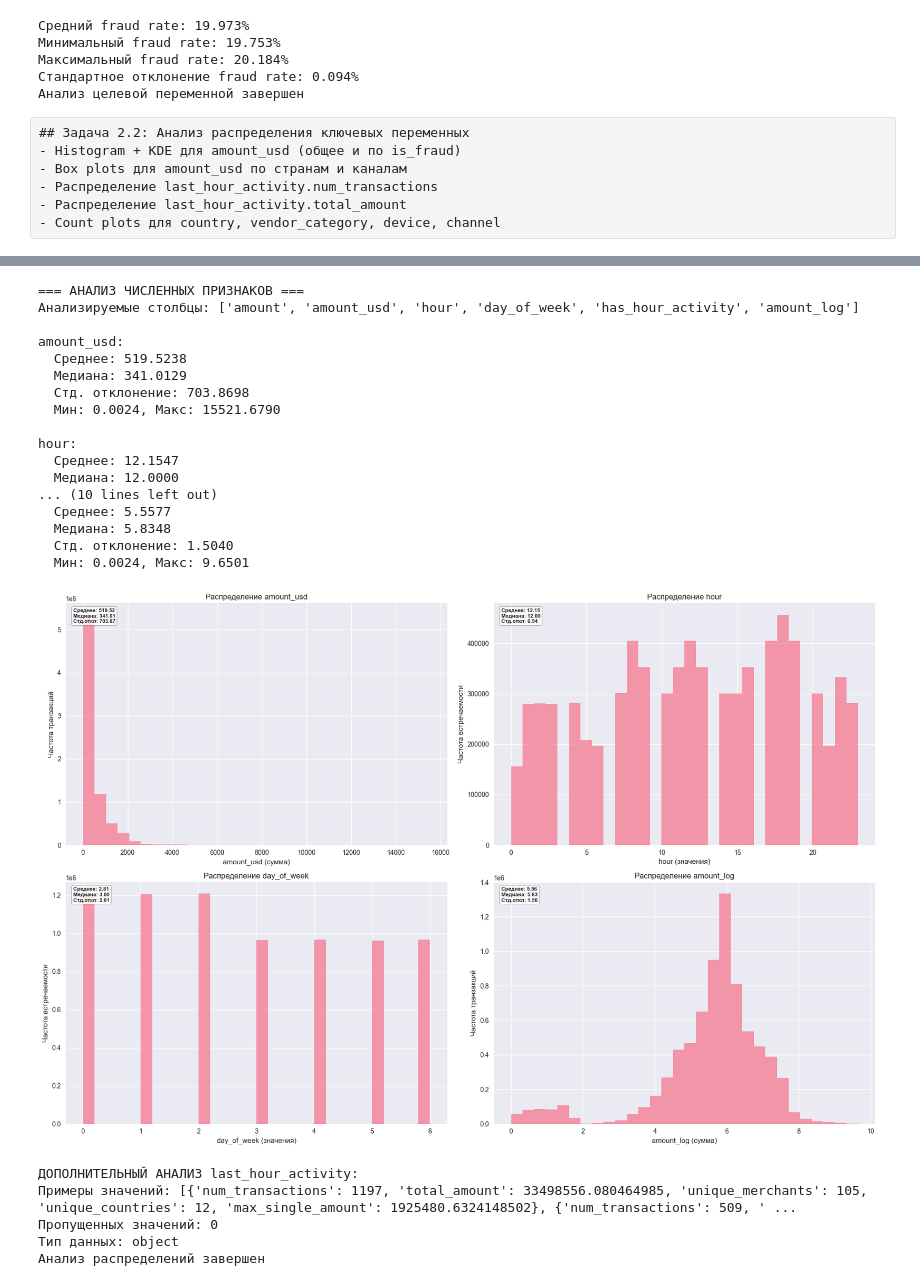
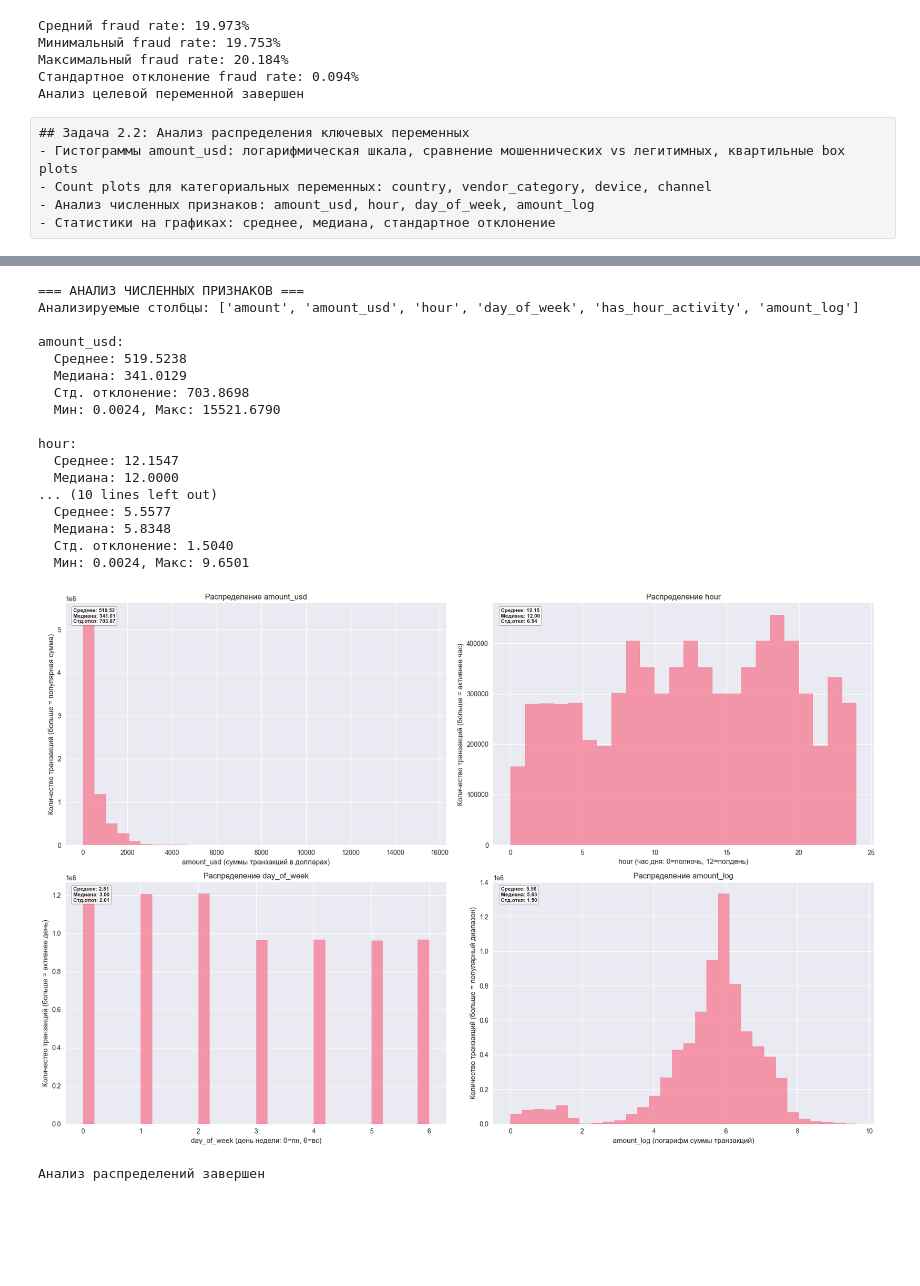
Before and after one commit to NoWay1Co/currency-exchange-analysis, a Jupyter notebook: analysis_notebook.ipynb, the cells around one changed output, grey strips where cells are left out. Drawn from its saved outputs; the diff is of its cells as text; code cells hidden in the pictures; blank space fills up the shorter version.

```diff
--- a/analysis_notebook.ipynb
+++ b/analysis_notebook.ipynb
@@ -573,13 +575,12 @@ print("Анализ целевой переменной завершен")
 Максимальный fraud rate: 20.184%
 Стандартное отклонение fraud rate: 0.094%
 Анализ целевой переменной завершен
-# %% [raw]
-## Задача 2.2: Анализ распределения ключевых переменных
-- Histogram + KDE для amount_usd (общее и по is_fraud)
-- Box plots для amount_usd по странам и каналам
-- Распределение last_hour_activity.num_transactions
-- Распределение last_hour_activity.total_amount
-- Count plots для country, vendor_category, device, channel
+# %% [raw]
+## Задача 2.2: Анализ распределения ключевых переменных
+- Гистограммы amount_usd: логарифмическая шкала, сравнение мошеннических vs легитимных, квартильные box plots
+- Count plots для категориальных переменных: country, vendor_category, device, channel
+- Анализ численных признаков: amount_usd, hour, day_of_week, amount_log
+- Статистики на графиках: среднее, медиана, стандартное отклонение
 # %%
 # Анализ распределения ключевых переменных
 def analyze_amount_distribution(df):
@@ -775,22 +776,34 @@ def analyze_activity_metrics(df):
                 continue
 
             # Гистограмма
-            df[col].hist(bins=30, alpha=0.7, ax=axes[i])
+            if col == 'hour':
+                df[col].hist(bins=range(0, 25), alpha=0.7, ax=axes[i])
+            else:
+                df[col].hist(bins=30, alpha=0.7, ax=axes[i])
             axes[i].set_title(f'Распределение {col}')
 
             # Улучшенные подписи для численных признаков
-            if 'amount' in col.lower():
-                axes[i].set_xlabel(f'{col} (сумма)')
-                axes[i].set_ylabel('Частота транзакций')
+            if 'amount_usd' in col.lower():
+                axes[i].set_xlabel(f'{col} (суммы транзакций в долларах)')
+                axes[i].set_ylabel('Количество транзакций (больше = популярная сумма)')
+            elif 'amount_log' in col.lower():
+                axes[i].set_xlabel(f'{col} (логарифм суммы транзакций)')
+                axes[i].set_ylabel('Количество транзакций (больше = популярный диапазон)')
+            elif col == 'hour':
+                axes[i].set_xlabel(f'{col} (час дня: 0=полночь, 12=полдень)')
+                axes[i].set_ylabel('Количество транзакций (больше = активнее час)')
+            elif col == 'day_of_week':
+                axes[i].set_xlabel(f'{col} (день недели: 0=пн, 6=вс)')
+                axes[i].set_ylabel('Количество транзакций (больше = активнее день)')
             elif 'activity' in col.lower():
-                axes[i].set_xlabel(f'{col} (активность)')
-                axes[i].set_ylabel('Частота значений активности')
+                axes[i].set_xlabel(f'{col} (показатель активности)')
+                axes[i].set_ylabel('Количество случаев активности')
             elif col in ['is_weekend', 'is_outside_home_country', 'is_high_risk_vendor']:
                 axes[i].set_xlabel(f'{col} (0=нет, 1=да)')
-                axes[i].set_ylabel('Количество случаев')
+                axes[i].set_ylabel('Количество случаев (больше = чаще встречается)')
             else:
-                axes[i].set_xlabel(f'{col} (значения)')
-                axes[i].set_ylabel('Частота встречаемости')
+                axes[i].set_xlabel(f'{col} (значения признака)')
+                axes[i].set_ylabel('Количество наблюдений (больше = чаще встречается)')
 
             # Добавляем статистику на график (как в категориальных переменных)
             mean_val = df[col].mean()
@@ -821,13 +834,6 @@ def analyze_activity_metrics(df):
     plt.tight_layout()
     plt.show()
 
-    # Дополнительный анализ last_hour_activity если есть
-    if 'last_hour_activity' in df.columns:
-        print(f"\nДОПОЛНИТЕЛЬНЫЙ АНАЛИЗ last_hour_activity:")
-        sample_values = df['last_hour_activity'].dropna().head(5)
-        print(f"Примеры значений: {sample_values.tolist()}")
-        print(f"Пропущенных значений: {df['last_hour_activity'].isna().sum()}")
-        print(f"Тип данных: {df['last_hour_activity'].dtype}")
 
 # Запуск анализа распределений
 analyze_amount_distribution(df_with_features)
@@ -856,38 +862,34 @@ Name: amount_usd, dtype: float64
 
 COUNTRY:
   Уникальных значений: 12
   Топ-5 значений:
   {'Nigeria': 849840, 'Brazil': 804800, 'Russia': 793730, 'Mexico': 785704, 'Singapore': 588668}
 
 VENDOR_CATEGORY:
 ... (9 lines left out)
 CHANNEL:
   Уникальных значений: 3
   Топ-5 значений:
   {'web': 4563141, 'mobile': 2269578, 'pos': 651047}
 [figure]
 === АНАЛИЗ ЧИСЛЕННЫХ ПРИЗНАКОВ ===
 Анализируемые столбцы: ['amount', 'amount_usd', 'hour', 'day_of_week', 'has_hour_activity', 'amount_log']
 
 amount_usd:
   Среднее: 519.5238
   Медиана: 341.0129
   Стд. отклонение: 703.8698
   Мин: 0.0024, Макс: 15521.6790
 
 hour:
   Среднее: 12.1547
   Медиана: 12.0000
 ... (10 lines left out)
   Среднее: 5.5577
   Медиана: 5.8348
   Стд. отклонение: 1.5040
   Мин: 0.0024, Макс: 9.6501
-[figure, old version]
+[figure, new version]
-ДОПОЛНИТЕЛЬНЫЙ АНАЛИЗ last_hour_activity:
-Примеры значений: [{'num_transactions': 1197, 'total_amount': 33498556.080464985, 'unique_merchants': 105, 'unique_countries': 12, 'max_single_amount': 1925480.6324148502}, {'num_transactions': 509, ' ...
-Пропущенных значений: 0
-Тип данных: object
 Анализ распределений завершен
 # %% [raw]
 ## Задача 2.3: Выявление аномалий и паттернов мошенничества
```
Also changed, not shown: parts of 11 cells of this notebook, 1 other file.
